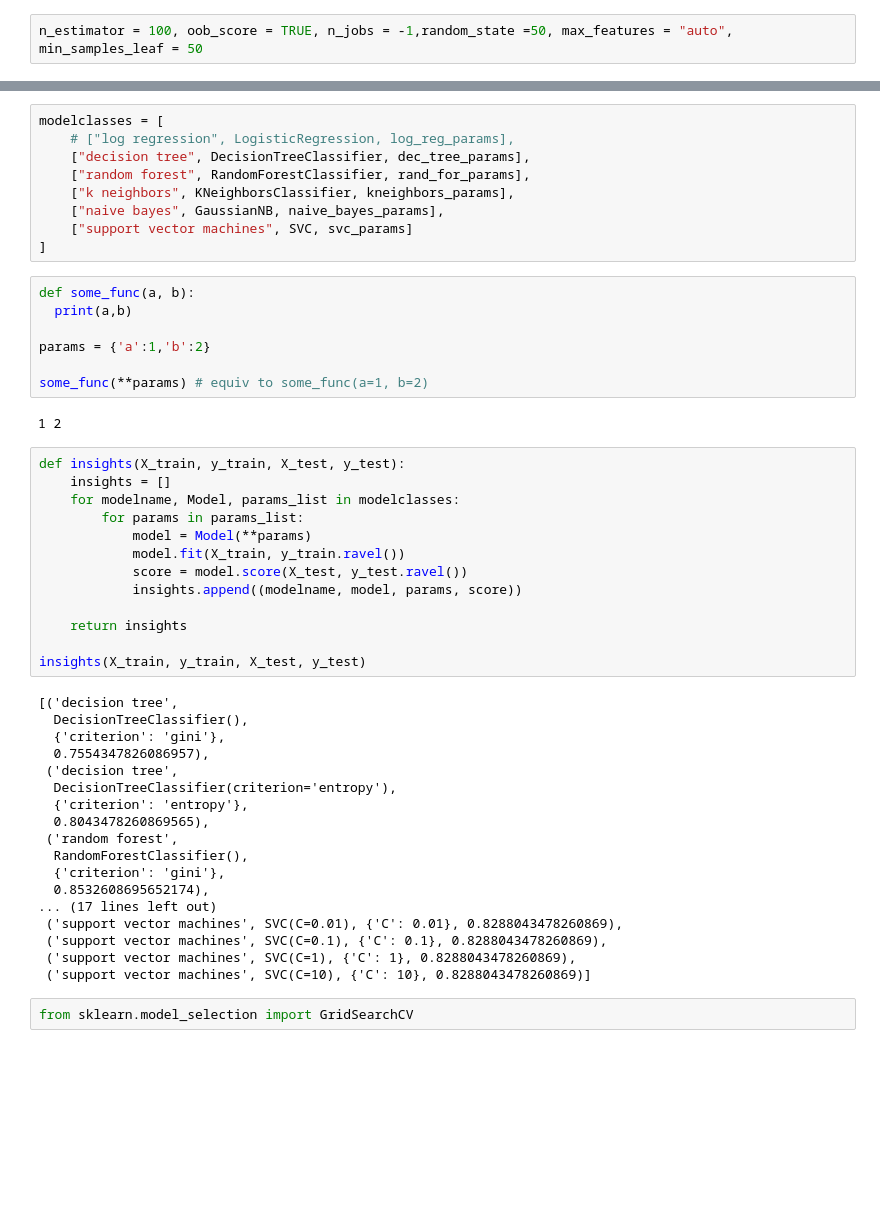
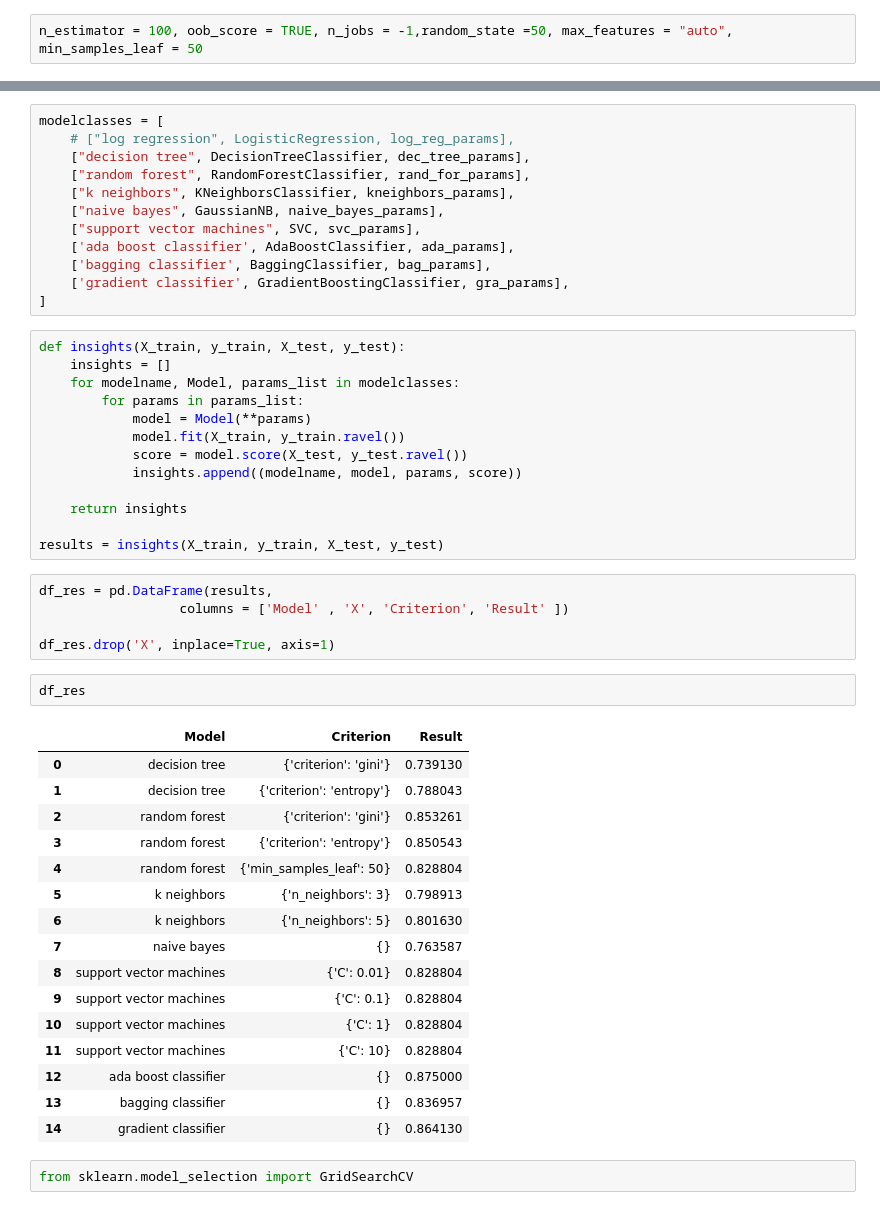
Before and after one commit to caesarorz/HRAttrition, a Jupyter notebook: Project HR Complete.ipynb, the cells around one changed output, grey strips where cells are left out. Saved outputs shown, nothing was run; the diff lists cells and outputs as text; blank space fills up the shorter version.

Commit message:
Add results 2

```diff
--- a/Project HR Complete.ipynb
+++ b/Project HR Complete.ipynb
@@ -955,17 +985,11 @@ modelclasses = [
     ["random forest", RandomForestClassifier, rand_for_params],
     ["k neighbors", KNeighborsClassifier, kneighbors_params],
     ["naive bayes", GaussianNB, naive_bayes_params],
-    ["support vector machines", SVC, svc_params]
+    ["support vector machines", SVC, svc_params],
+    ['ada boost classifier', AdaBoostClassifier, ada_params],
+    ['bagging classifier', BaggingClassifier, bag_params],
+    ['gradient classifier', GradientBoostingClassifier, gra_params],
 ]
-# %%
-def some_func(a, b):
-  print(a,b)
-
-params = {'a':1,'b':2}
-
-some_func(**params) # equiv to some_func(a=1, b=2)
-# %% [output]
-1 2
 # %%
 def insights(X_train, y_train, X_test, y_test):
     insights = []
@@ -978,25 +1002,31 @@ def insights(X_train, y_train, X_test, y_test):
 
     return insights
 
-insights(X_train, y_train, X_test, y_test)
+results = insights(X_train, y_train, X_test, y_test)
-# %% [output]
-[('decision tree',
-  DecisionTreeClassifier(),
-  {'criterion': 'gini'},
-  0.7554347826086957),
- ('decision tree',
-  DecisionTreeClassifier(criterion='entropy'),
-  {'criterion': 'entropy'},
-  0.8043478260869565),
- ('random forest',
-  RandomForestClassifier(),
-  {'criterion': 'gini'},
-  0.8532608695652174),
-... (17 lines left out)
- ('support vector machines', SVC(C=0.01), {'C': 0.01}, 0.8288043478260869),
- ('support vector machines', SVC(C=0.1), {'C': 0.1}, 0.8288043478260869),
- ('support vector machines', SVC(C=1), {'C': 1}, 0.8288043478260869),
- ('support vector machines', SVC(C=10), {'C': 10}, 0.8288043478260869)]
+# %%
+df_res = pd.DataFrame(results,
+                  columns = ['Model' , 'X', 'Criterion', 'Result' ])
+
+df_res.drop('X', inplace=True, axis=1)
+# %%
+df_res
+# %% [output]
+|  | Model | Criterion | Result |
+| 0 | decision tree | {'criterion': 'gini'} | 0.739130 |
+| 1 | decision tree | {'criterion': 'entropy'} | 0.788043 |
+| 2 | random forest | {'criterion': 'gini'} | 0.853261 |
+| 3 | random forest | {'criterion': 'entropy'} | 0.850543 |
+| 4 | random forest | {'min_samples_leaf': 50} | 0.828804 |
+| 5 | k neighbors | {'n_neighbors': 3} | 0.798913 |
+| 6 | k neighbors | {'n_neighbors': 5} | 0.801630 |
+| 7 | naive bayes | {} | 0.763587 |
+| 8 | support vector machines | {'C': 0.01} | 0.828804 |
+| 9 | support vector machines | {'C': 0.1} | 0.828804 |
+| 10 | support vector machines | {'C': 1} | 0.828804 |
+| 11 | support vector machines | {'C': 10} | 0.828804 |
+| 12 | ada boost classifier | {} | 0.875000 |
+| 13 | bagging classifier | {} | 0.836957 |
+| 14 | gradient classifier | {} | 0.864130 |
 # %%
 from sklearn.model_selection import GridSearchCV
 # %%
```
Also changed, not shown: parts of 6 cells of this notebook, 5 other files.
